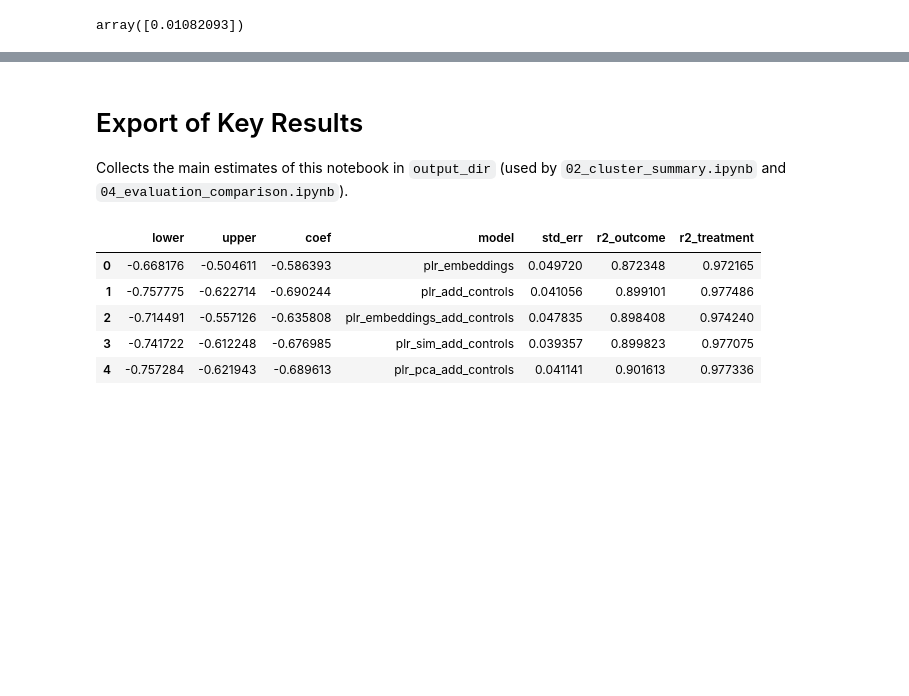
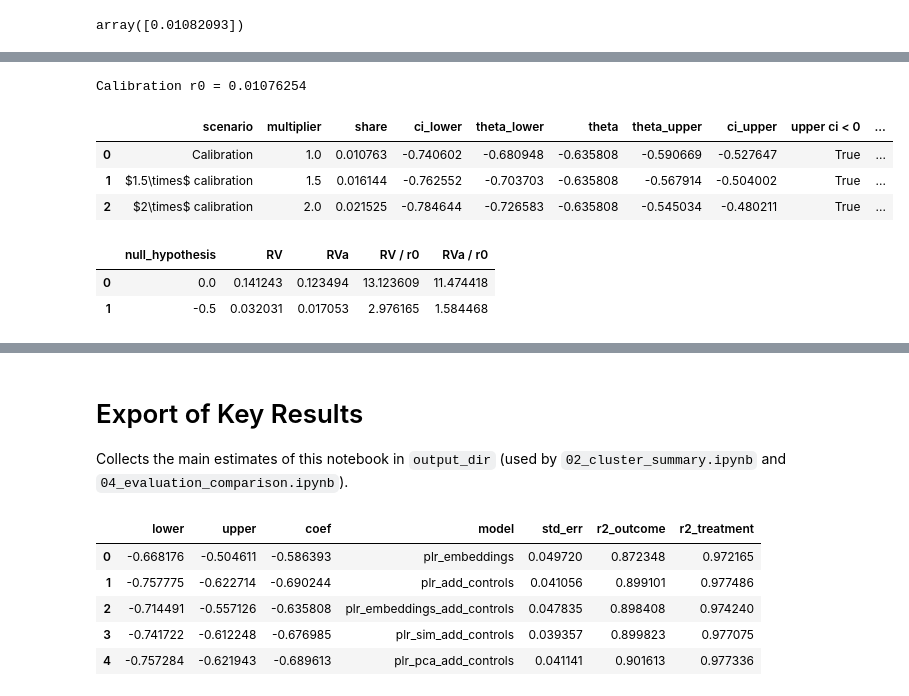
Before and after one commit to JanTeichertKluge/demand-analysis-repro, a Jupyter notebook: gemma/outputs/04_evaluation_comparison/gemma_txt_dim256/04_evaluation.ipynb, the cells around one changed output, grey strips where cells are left out. Drawn from its saved outputs; the diff is of its cells as text; code cells hidden in the pictures; blank space fills up the shorter version.

```diff
--- a/gemma/outputs/04_evaluation_comparison/gemma_txt_dim256/04_evaluation.ipynb
+++ b/gemma/outputs/04_evaluation_comparison/gemma_txt_dim256/04_evaluation.ipynb
@@ -1541,0 +1558,62 @@ strong $(.05, .05)$ & -0.738 & -0.679 & -0.636 & -0.593 & -0.530 \\
+# %%
+r0 = float(np.squeeze(scaled_implied_RV))
+print(f"Calibration r0 = {r0:.8f}")
+
+multipliers = [1.0, 1.5, 2.0]
+scenario_names = ["Calibration", "$1.5\\times$ calibration", "$2\\times$ calibration"]
+
+rows = []
+for scenario, m in zip(scenario_names, multipliers):
+    share = m * r0
+    plr_obj.sensitivity_analysis(
+        cf_y=share, cf_d=share, rho=1.0, level=confidence_level, null_hypothesis=0.0
+    )
+    rows.append(
+        {
+            "scenario": scenario,
+            "multiplier": m,
+            "share": share,
+            "ci_lower": plr_obj.sensitivity_params["ci"]["lower"][0],
+            "theta_lower": plr_obj.sensitivity_params["theta"]["lower"][0],
+            "theta": plr_obj.coef[0],
+            "theta_upper": plr_obj.sensitivity_params["theta"]["upper"][0],
+            "ci_upper": plr_obj.sensitivity_params["ci"]["upper"][0],
+        }
+    )
+df_sensitivity_calibrated = pd.DataFrame(rows)
+df_sensitivity_calibrated["upper ci < 0"] = df_sensitivity_calibrated["ci_upper"] < 0
+df_sensitivity_calibrated["upper ci < -0.5"] = df_sensitivity_calibrated["ci_upper"] < -0.5
+df_sensitivity_calibrated.to_csv(os.path.join(output_dir, "sensitivity_calibrated.csv"), index=False)
+df_sensitivity_calibrated
+# %% [output]
+Calibration r0 = 0.01076254
+|  | scenario | multiplier | share | ci_lower | theta_lower | theta | theta_upper | ci_upper | upper ci < 0 | ... |
+| 0 | Calibration | 1.0 | 0.010763 | -0.740602 | -0.680948 | -0.635808 | -0.590669 | -0.527647 | True | ... |
+| 1 | $1.5\times$ calibration | 1.5 | 0.016144 | -0.762552 | -0.703703 | -0.635808 | -0.567914 | -0.504002 | True | ... |
+| 2 | $2\times$ calibration | 2.0 | 0.021525 | -0.784644 | -0.726583 | -0.635808 | -0.545034 | -0.480211 | True | ... |
+# %%
+# Robustness values (rho = 1): equal-strength share at which the bias bound (RV) or the
+# confidence bound (RVa) reaches the null hypothesis
+robustness_values = []
+for null_hypothesis in [0.0, -0.5]:
+    plr_obj.sensitivity_analysis(
+        cf_y=r0, cf_d=r0, rho=1.0, level=confidence_level, null_hypothesis=null_hypothesis
+    )
+    rv = plr_obj.sensitivity_params["rv"][0]
+    rva = plr_obj.sensitivity_params["rva"][0]
+    robustness_values.append(
+        {
+            "null_hypothesis": null_hypothesis,
+            "RV": rv,
+            "RVa": rva,
+            "RV / r0": rv / r0,
+            "RVa / r0": rva / r0,
+        }
+    )
+df_robustness_values = pd.DataFrame(robustness_values)
+df_robustness_values.to_csv(os.path.join(output_dir, "sensitivity_robustness_values.csv"), index=False)
+df_robustness_values
+# %% [output]
+|  | null_hypothesis | RV | RVa | RV / r0 | RVa / r0 |
+| 0 | 0.0 | 0.141243 | 0.123494 | 13.123609 | 11.474418 |
+| 1 | -0.5 | 0.032031 | 0.017053 | 2.976165 | 1.584468 |
```
Also changed, not shown: parts of 19 cells of this notebook, 10 other files.
